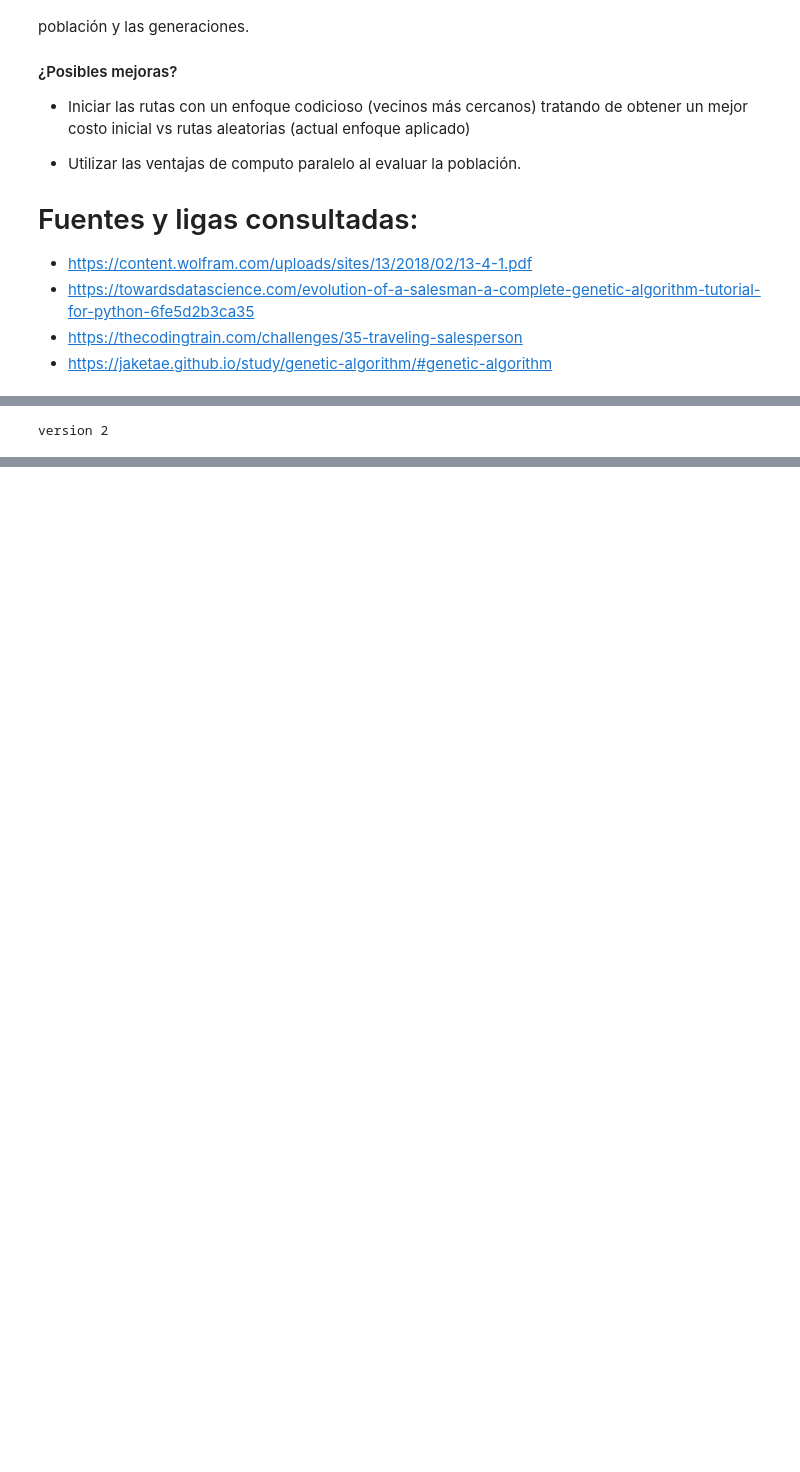
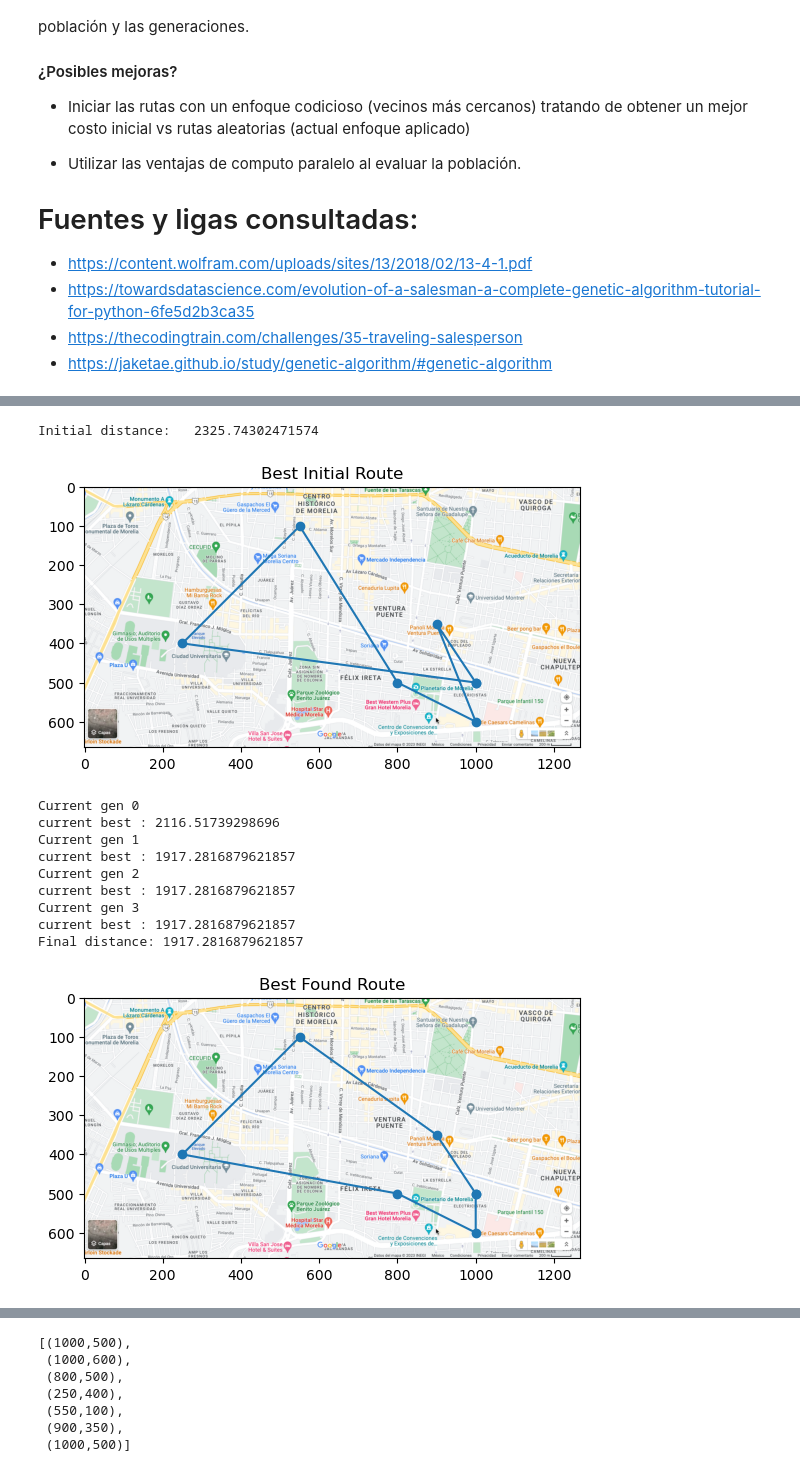
Before and after one commit to el-mimoso/tsp, a Jupyter notebook: mimeticAlgorithm.ipynb, the cells around one changed output, grey strips where cells are left out. Saved outputs shown, nothing was run; the diff lists cells and outputs as text; code cells hidden in the pictures; blank space fills up the shorter version.

```diff
--- a/mimeticAlgorithm.ipynb
+++ b/mimeticAlgorithm.ipynb
@@ -483,15 +478,44 @@ plt.show()
 # %%
+img = plt.imread("map.png")
+
+plt.imshow(img)
+x = np.array(range(1000))
+
+
+
+dailyRoute = []
+dailyRoute.append(City(1000, 500))
+dailyRoute.append(City(250, 400))
+dailyRoute.append(City(1000, 600))
+dailyRoute.append(City(900, 350))
+dailyRoute.append(City(550, 100))
+dailyRoute.append(City(800, 500))
+
+
 def plotRoute(bestRoute, title=""):
     bestRoute.append(bestRoute[0])
     bestRoute = np.array([list([i.x, i.y])for i in bestRoute])
 
     # plot best initial route
     img = plt.imread("map.png")
     plt.imshow(img)
 
-
     plt.plot(bestRoute[:, 0], bestRoute[:, 1], marker='o')
     plt.title(title)
     plt.show()
+
+geneticAlgorithm(population=dailyRoute, popSize=10,
+                 eliteSize=5, generations=4)
 # %% [output]
-version 2
+Initial distance:   2325.74302471574
+[figure, added]
+Current gen 0
+current best : 2116.51739298696
+Current gen 1
+current best : 1917.2816879621857
+Current gen 2
+current best : 1917.2816879621857
+Current gen 3
+current best : 1917.2816879621857
+Final distance: 1917.2816879621857
+[figure, added]
@@ -497,0 +523,7 @@ version 2
+[(1000,500),
+ (1000,600),
+ (800,500),
+ (250,400),
+ (550,100),
+ (900,350),
+ (1000,500)]
```
Also changed, not shown: parts of 5 cells of this notebook.
